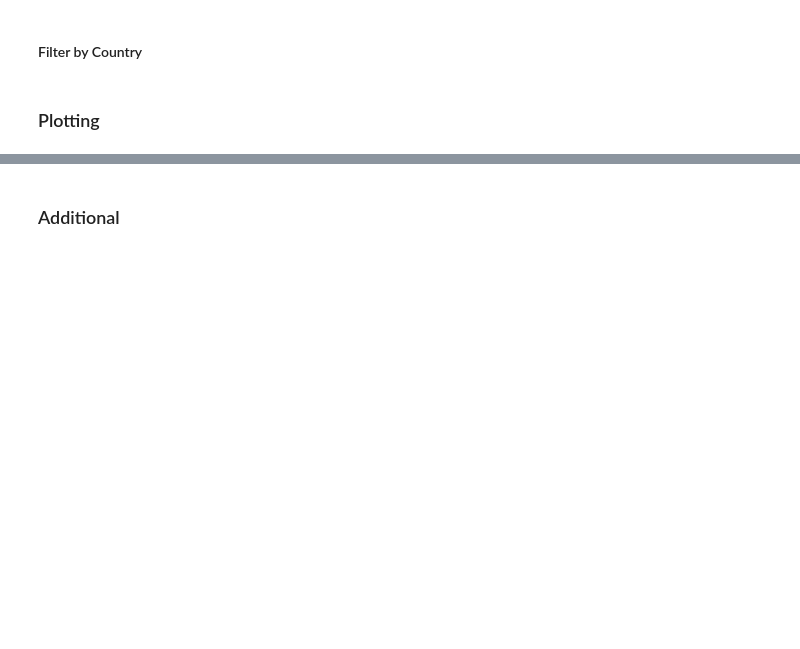
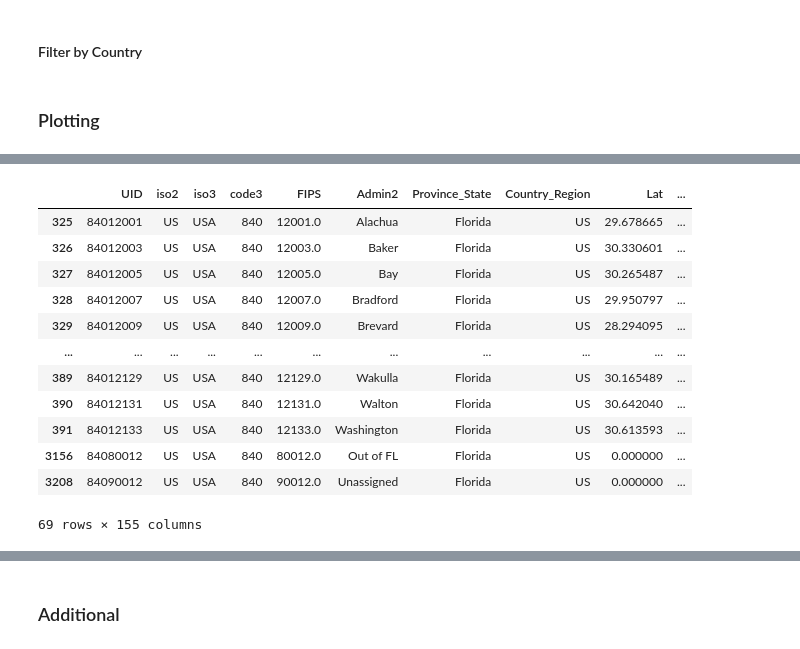
Before and after one commit to ChangingEnergy/Covid-19, a Jupyter notebook: Covid-19.ipynb, the cells around one changed output, grey strips where cells are left out. Saved outputs shown, nothing was run; the diff lists cells and outputs as text; code cells hidden in the pictures; blank space fills up the shorter version.

```diff
--- a/Covid-19.ipynb
+++ b/Covid-19.ipynb
@@ -177,0 +234,6 @@ fig.tight_layout()
+# %%
+US_Confirmed = pd.read_csv("https://raw.githubusercontent.com/CSSEGISandData/COVID-19/master/csse_covid_19_data/csse_covid_19_time_series/time_series_covid19_confirmed_US.csv")
+Global_Confirmed = pd.read_csv("https://raw.githubusercontent.com/CSSEGISandData/COVID-19/master/csse_covid_19_data/csse_covid_19_time_series/time_series_covid19_confirmed_global.csv")
+US_Deaths = pd.read_csv("https://raw.githubusercontent.com/CSSEGISandData/COVID-19/master/csse_covid_19_data/csse_covid_19_time_series/time_series_covid19_deaths_US.csv")
+Global_Deaths = pd.read_csv("https://raw.githubusercontent.com/CSSEGISandData/COVID-19/master/csse_covid_19_data/csse_covid_19_time_series/time_series_covid19_deaths_global.csv")
+Global_Recovered = pd.read_csv("https://raw.githubusercontent.com/CSSEGISandData/COVID-19/master/csse_covid_19_data/csse_covid_19_time_series/time_series_covid19_recovered_global.csv")
@@ -177,0 +250,17 @@ fig.tight_layout()
+# %%
+# quick check by region
+US_Confirmed.loc[US_Confirmed['Province_State'] == "Florida"] #region filter
+# %% [output]
+|  | UID | iso2 | iso3 | code3 | FIPS | Admin2 | Province_State | Country_Region | Lat | ... |
+| 325 | 84012001 | US | USA | 840 | 12001.0 | Alachua | Florida | US | 29.678665 | ... |
+| 326 | 84012003 | US | USA | 840 | 12003.0 | Baker | Florida | US | 30.330601 | ... |
+| 327 | 84012005 | US | USA | 840 | 12005.0 | Bay | Florida | US | 30.265487 | ... |
+| 328 | 84012007 | US | USA | 840 | 12007.0 | Bradford | Florida | US | 29.950797 | ... |
+| 329 | 84012009 | US | USA | 840 | 12009.0 | Brevard | Florida | US | 28.294095 | ... |
+| ... | ... | ... | ... | ... | ... | ... | ... | ... | ... | ... |
+| 389 | 84012129 | US | USA | 840 | 12129.0 | Wakulla | Florida | US | 30.165489 | ... |
+| 390 | 84012131 | US | USA | 840 | 12131.0 | Walton | Florida | US | 30.642040 | ... |
+| 391 | 84012133 | US | USA | 840 | 12133.0 | Washington | Florida | US | 30.613593 | ... |
+| 3156 | 84080012 | US | USA | 840 | 80012.0 | Out of FL | Florida | US | 0.000000 | ... |
+| 3208 | 84090012 | US | USA | 840 | 90012.0 | Unassigned | Florida | US | 0.000000 | ... |
+69 rows × 155 columns
```
Also changed, not shown: parts of 51 cells of this notebook.
